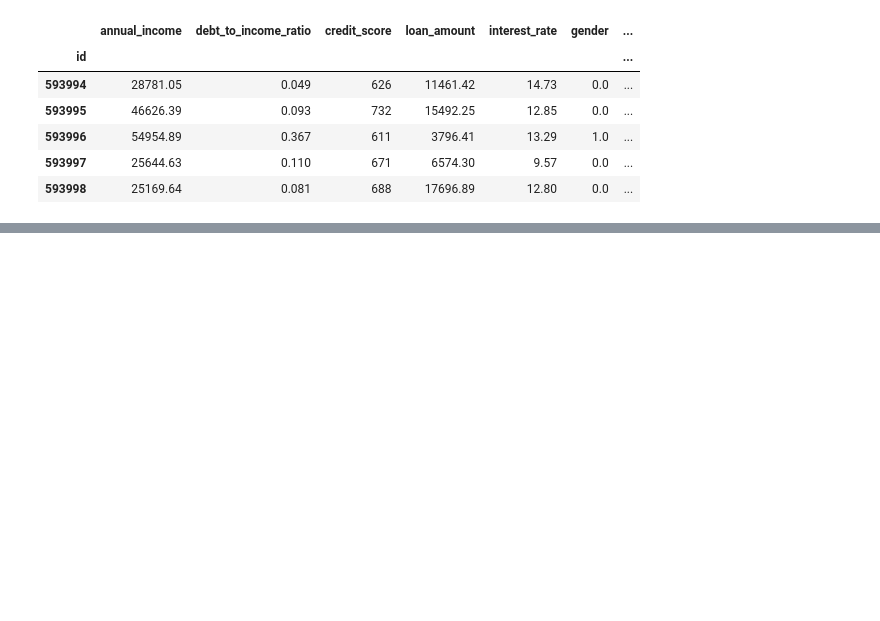
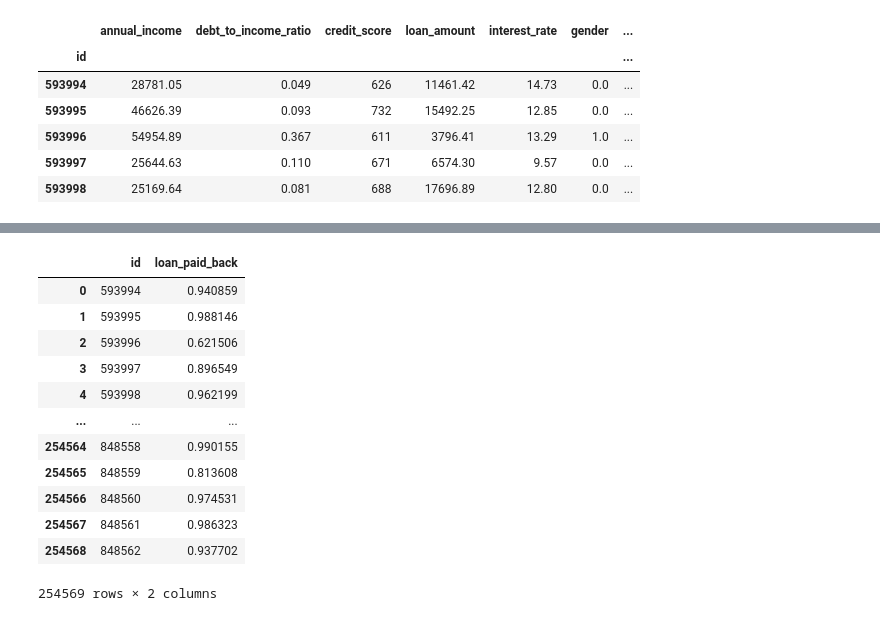
Before and after one commit to rkmaurya93049/ML_Work, a Jupyter notebook: loan-payback.ipynb, the cells around one changed output, grey strips where cells are left out. Drawn from its saved outputs; the diff is of its cells as text; code cells hidden in the pictures; blank space fills up the shorter version.

Commit message:
Kaggle Notebook | Loan_payback | Version 5

```diff
--- a/loan-payback.ipynb
+++ b/loan-payback.ipynb
@@ -346,0 +374,16 @@ array([1, 1, 0, ..., 1, 1, 1])
+# %%
+pd.read_csv('/kaggle/working/submission.csv')
+# %% [output]
+|  | id | loan_paid_back |
+| 0 | 593994 | 0.940859 |
+| 1 | 593995 | 0.988146 |
+| 2 | 593996 | 0.621506 |
+| 3 | 593997 | 0.896549 |
+| 4 | 593998 | 0.962199 |
+| ... | ... | ... |
+| 254564 | 848558 | 0.990155 |
+| 254565 | 848559 | 0.813608 |
+| 254566 | 848560 | 0.974531 |
+| 254567 | 848561 | 0.986323 |
+| 254568 | 848562 | 0.937702 |
+254569 rows × 2 columns
```
Also changed, not shown: parts of 8 cells of this notebook.
